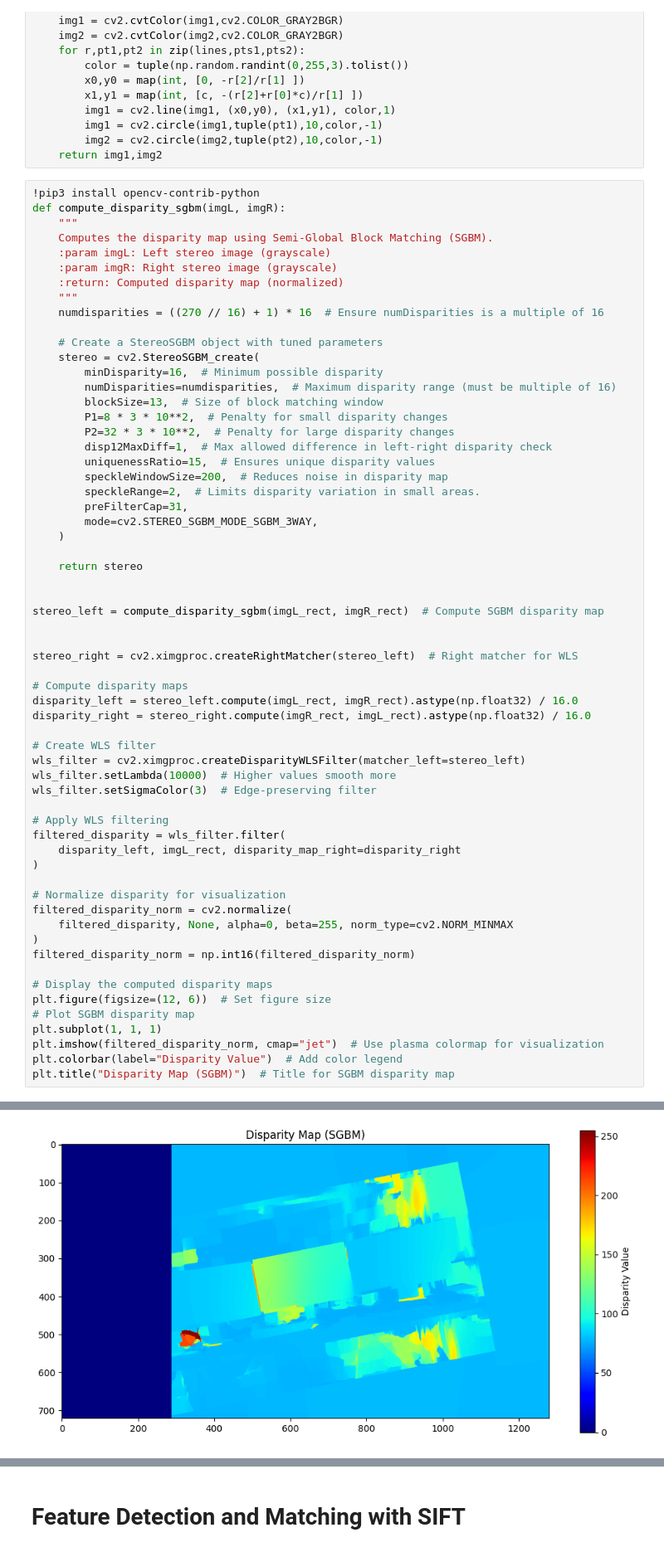
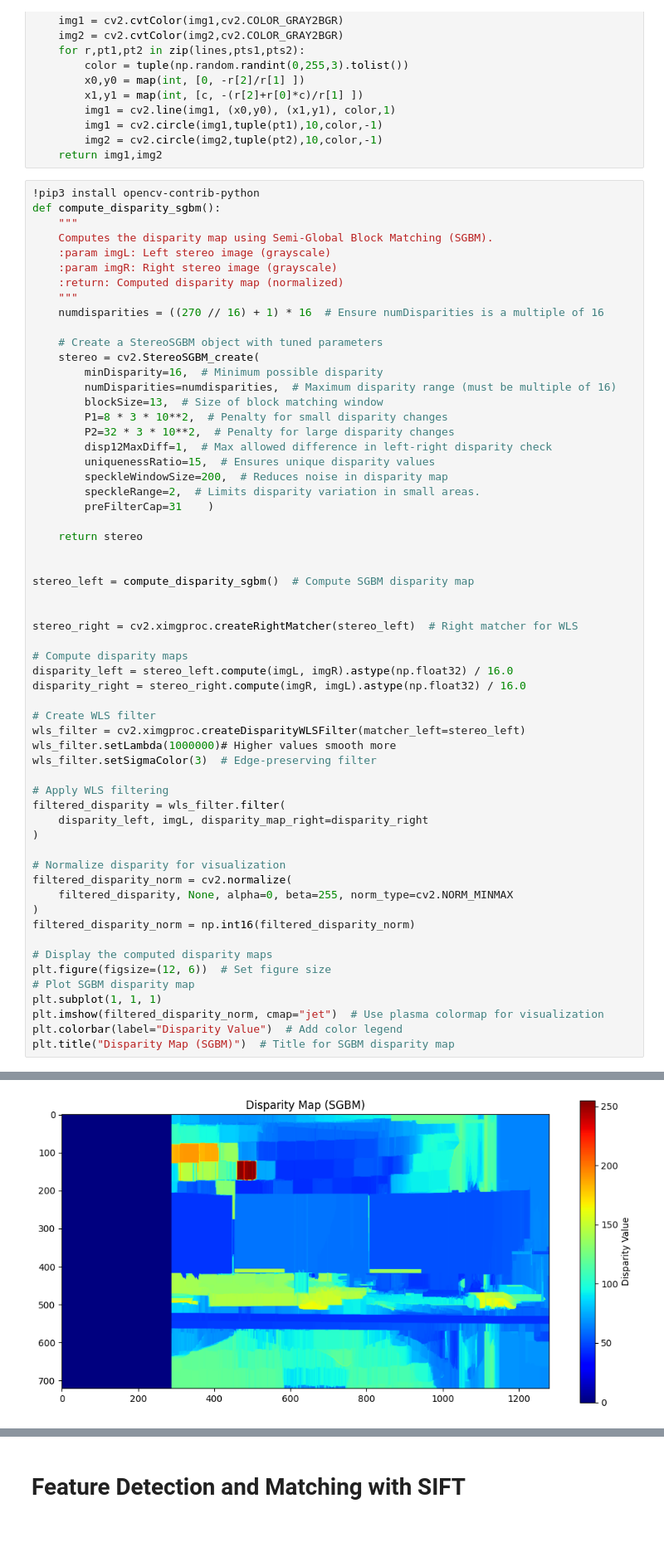
Before and after one commit to rafayaamirgull/stereo_reconstruction_cv, a Jupyter notebook: main.ipynb, the cells around one changed output, grey strips where cells are left out. Shown at 83% size. Cells and saved outputs as stored; diff of their text form.

```diff
--- a/main.ipynb
+++ b/main.ipynb
@@ -286,7 +278,7 @@ def draw_epilines(img1,img2,lines,pts1,pts2):
     return img1,img2
 # %%
 !pip3 install opencv-contrib-python
-def compute_disparity_sgbm(imgL, imgR):
+def compute_disparity_sgbm():
     """
     Computes the disparity map using Semi-Global Block Matching (SGBM).
     :param imgL: Left stereo image (grayscale)
@@ -306,30 +298,28 @@ def compute_disparity_sgbm(imgL, imgR):
         uniquenessRatio=15,  # Ensures unique disparity values
         speckleWindowSize=200,  # Reduces noise in disparity map
         speckleRange=2,  # Limits disparity variation in small areas.
-        preFilterCap=31,
-        mode=cv2.STEREO_SGBM_MODE_SGBM_3WAY,
-    )
+        preFilterCap=31    )
 
     return stereo
 
 
-stereo_left = compute_disparity_sgbm(imgL_rect, imgR_rect)  # Compute SGBM disparity map
+stereo_left = compute_disparity_sgbm()  # Compute SGBM disparity map
 
 
 stereo_right = cv2.ximgproc.createRightMatcher(stereo_left)  # Right matcher for WLS
 
 # Compute disparity maps
-disparity_left = stereo_left.compute(imgL_rect, imgR_rect).astype(np.float32) / 16.0
-disparity_right = stereo_right.compute(imgR_rect, imgL_rect).astype(np.float32) / 16.0
+disparity_left = stereo_left.compute(imgL, imgR).astype(np.float32) / 16.0
+disparity_right = stereo_right.compute(imgR, imgL).astype(np.float32) / 16.0
 
 # Create WLS filter
 wls_filter = cv2.ximgproc.createDisparityWLSFilter(matcher_left=stereo_left)
-wls_filter.setLambda(10000)  # Higher values smooth more
+wls_filter.setLambda(1000000)# Higher values smooth more
 wls_filter.setSigmaColor(3)  # Edge-preserving filter
 
 # Apply WLS filtering
 filtered_disparity = wls_filter.filter(
-    disparity_left, imgL_rect, disparity_map_right=disparity_right
+    disparity_left, imgL, disparity_map_right=disparity_right
 )
 
 # Normalize disparity for visualization
@@ -351,8 +341,8 @@ Requirement already satisfied: numpy>=1.21.2 in ./py3_10_cv4_11/lib/python3.10/s
 
 [notice] A new release of pip is available: 23.0.1 -> 25.0.1
 [notice] To update, run: pip install --upgrade pip
 Text(0.5, 1.0, 'Disparity Map (SGBM)')
-[figure, old version]
+[figure, new version]
 # %%
 def reconstruct_3D(disparity_map, Q):
     """
```
Also changed, not shown: parts of 34 cells of this notebook.
